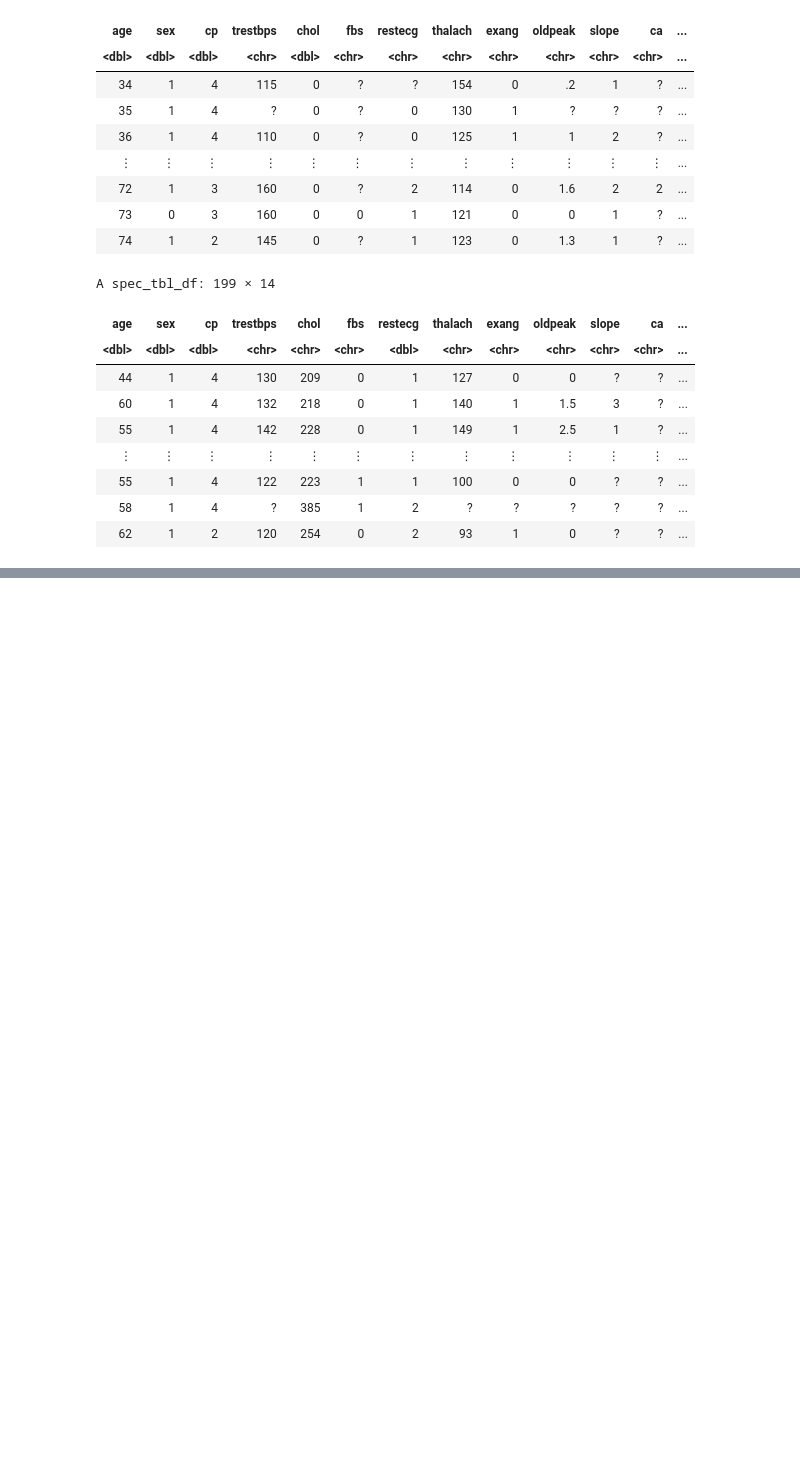
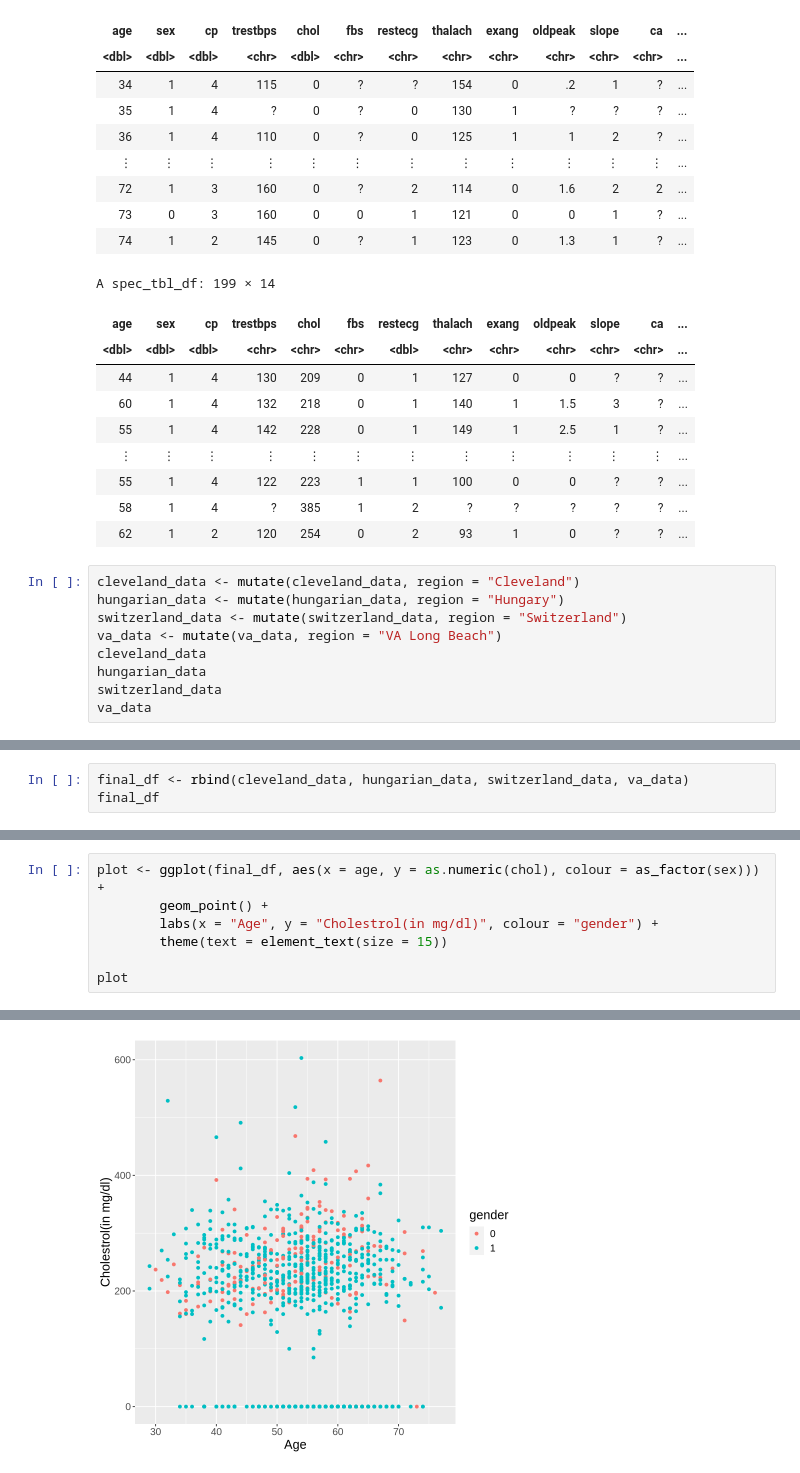
Before and after one commit to nazalturas/data_sci_-group_project, a Jupyter notebook: Initial_reading.ipynb, the cells around one changed output, grey strips where cells are left out. Cells and saved outputs as stored; diff of their text form; blank space fills up the shorter version.

Commit message:
Final table and a sample plot
Hopefully this helps. With the question marks.

```diff
--- a/Initial_reading.ipynb
+++ b/Initial_reading.ipynb
@@ -99,3 +99,12 @@ A spec_tbl_df: 199 × 14
 | 55 | 1 | 4 | 122 | 223 | 1 | 1 | 100 | 0 | 0 | ? | ? | ... |
 | 58 | 1 | 4 | ? | 385 | 1 | 2 | ? | ? | ? | ? | ? | ... |
 | 62 | 1 | 2 | 120 | 254 | 0 | 2 | 93 | 1 | 0 | ? | ? | ... |
+# %%
+cleveland_data <- mutate(cleveland_data, region = "Cleveland")
+hungarian_data <- mutate(hungarian_data, region = "Hungary")
+switzerland_data <- mutate(switzerland_data, region = "Switzerland")
+va_data <- mutate(va_data, region = "VA Long Beach")
+cleveland_data
+hungarian_data
+switzerland_data
+va_data
@@ -101,0 +152,3 @@ A spec_tbl_df: 199 × 14
+# %%
+final_df <- rbind(cleveland_data, hungarian_data, switzerland_data, va_data)
+final_df
@@ -101,0 +166,8 @@ A spec_tbl_df: 199 × 14
+# %%
+plot <- ggplot(final_df, aes(x = age, y = as.numeric(chol), colour = as_factor(sex))) +
+        geom_point() +
+        labs(x = "Age", y = "Cholestrol(in mg/dl)", colour = "gender") +
+        theme(text = element_text(size = 15))
+
+plot
+# %% [output]
@@ -101,0 +180 @@ A spec_tbl_df: 199 × 14
+[figure, added]
```
Also changed, not shown: parts of 4 cells of this notebook.
